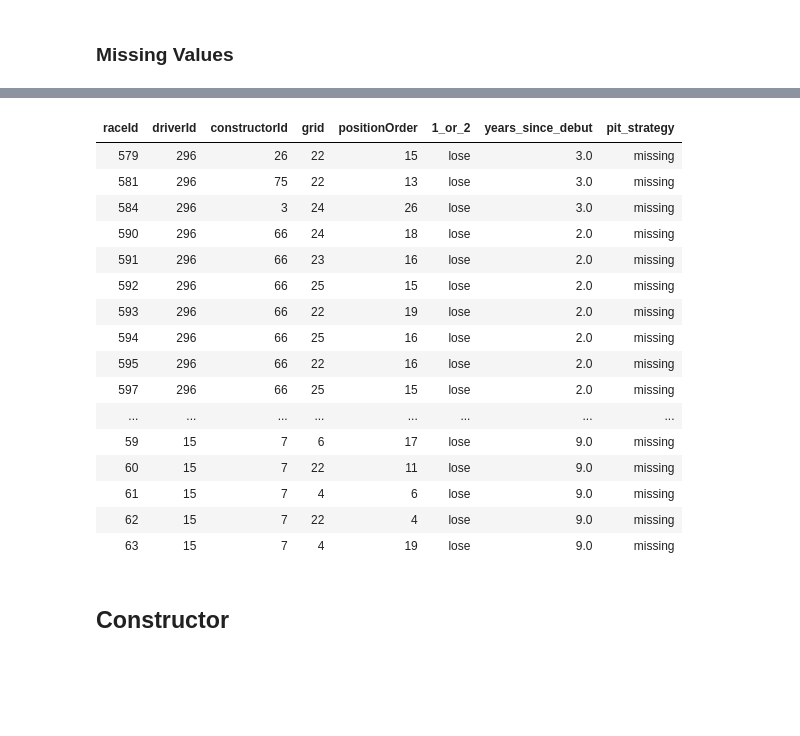
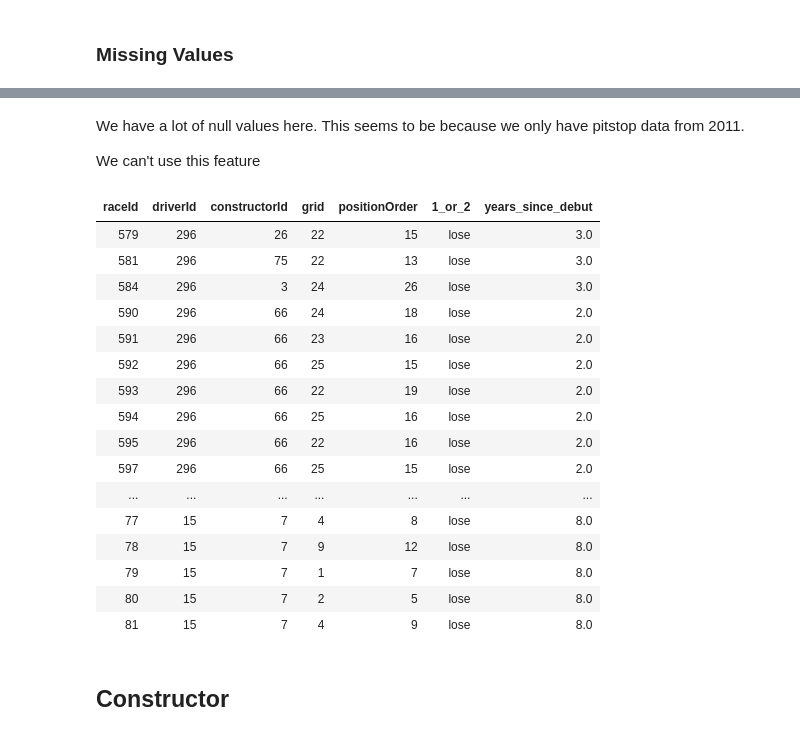
Before and after one commit to timothyLeeXQ/Prediction-and-Inference-with-F1-Data, a Jupyter notebook: src/features/make_inf_features.ipynb, the cells around one changed output, grey strips where cells are left out. Drawn from its saved outputs; the diff is of its cells as text; code cells hidden in the pictures; blank space fills up the shorter version.

```diff
--- a/src/features/make_inf_features.ipynb
+++ b/src/features/make_inf_features.ipynb
@@ -192,7 +191,7 @@ df_refs_with_outcome = df_results.select('raceId', 'driverId', 'constructorId',
 
 df_refs_with_outcome = df_refs_with_outcome\
   .filter(df_refs_with_outcome['year'] >= 1950)\
-  .filter(df_refs_with_outcome['year'] <= 2017)
+  .filter(df_refs_with_outcome['year'] <= 2010)
 
 display(df_refs_with_outcome)
 # %% [output]
@@ -430,24 +406,29 @@ This could correspond to 'old strategies' of races before the 2010s.
+# %% [markdown]
+We have a lot of null values here. This seems to be because
+we only have pitstop data from 2011.
+
+We can't use this feature
 # %%
-df_refs_outcome_driver_exp_pit = df_refs_outcome_driver_exp_pit.fillna({'pit_strategy':'missing'})
+df_refs_outcome_driver_exp_pit = df_refs_outcome_driver_exp_pit.drop('pit_strategy')
 display(df_refs_outcome_driver_exp_pit)
 # %% [output]
-| raceId | driverId | constructorId | grid | positionOrder | 1_or_2 | years_since_debut | pit_strategy |
-| 579 | 296 | 26 | 22 | 15 | lose | 3.0 | missing |
-| 581 | 296 | 75 | 22 | 13 | lose | 3.0 | missing |
-| 584 | 296 | 3 | 24 | 26 | lose | 3.0 | missing |
-| 590 | 296 | 66 | 24 | 18 | lose | 2.0 | missing |
-| 591 | 296 | 66 | 23 | 16 | lose | 2.0 | missing |
-| 592 | 296 | 66 | 25 | 15 | lose | 2.0 | missing |
-| 593 | 296 | 66 | 22 | 19 | lose | 2.0 | missing |
-| 594 | 296 | 66 | 25 | 16 | lose | 2.0 | missing |
-| 595 | 296 | 66 | 22 | 16 | lose | 2.0 | missing |
-| 597 | 296 | 66 | 25 | 15 | lose | 2.0 | missing |
-| ... | ... | ... | ... | ... | ... | ... | ... |
-| 59 | 15 | 7 | 6 | 17 | lose | 9.0 | missing |
-| 60 | 15 | 7 | 22 | 11 | lose | 9.0 | missing |
-| 61 | 15 | 7 | 4 | 6 | lose | 9.0 | missing |
-| 62 | 15 | 7 | 22 | 4 | lose | 9.0 | missing |
-| 63 | 15 | 7 | 4 | 19 | lose | 9.0 | missing |
+| raceId | driverId | constructorId | grid | positionOrder | 1_or_2 | years_since_debut |
+| 579 | 296 | 26 | 22 | 15 | lose | 3.0 |
+| 581 | 296 | 75 | 22 | 13 | lose | 3.0 |
+| 584 | 296 | 3 | 24 | 26 | lose | 3.0 |
+| 590 | 296 | 66 | 24 | 18 | lose | 2.0 |
+| 591 | 296 | 66 | 23 | 16 | lose | 2.0 |
+| 592 | 296 | 66 | 25 | 15 | lose | 2.0 |
+| 593 | 296 | 66 | 22 | 19 | lose | 2.0 |
+| 594 | 296 | 66 | 25 | 16 | lose | 2.0 |
+| 595 | 296 | 66 | 22 | 16 | lose | 2.0 |
+| 597 | 296 | 66 | 25 | 15 | lose | 2.0 |
+| ... | ... | ... | ... | ... | ... | ... |
+| 77 | 15 | 7 | 4 | 8 | lose | 8.0 |
+| 78 | 15 | 7 | 9 | 12 | lose | 8.0 |
+| 79 | 15 | 7 | 1 | 7 | lose | 8.0 |
+| 80 | 15 | 7 | 2 | 5 | lose | 8.0 |
+| 81 | 15 | 7 | 4 | 9 | lose | 8.0 |
 # %% [markdown]
 ## Constructor
 # %%
```
Also changed, not shown: parts of 32 cells of this notebook, 15 other files.
